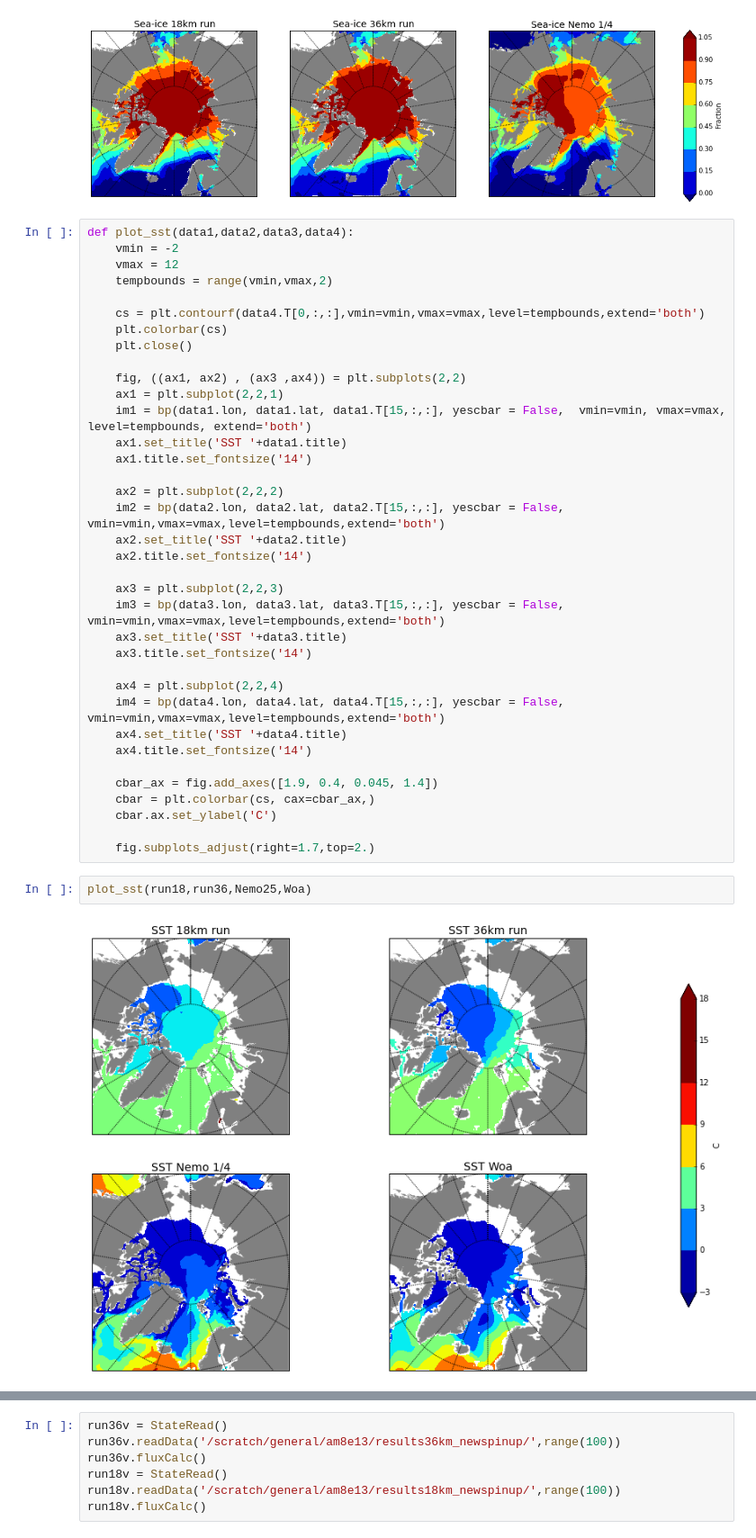
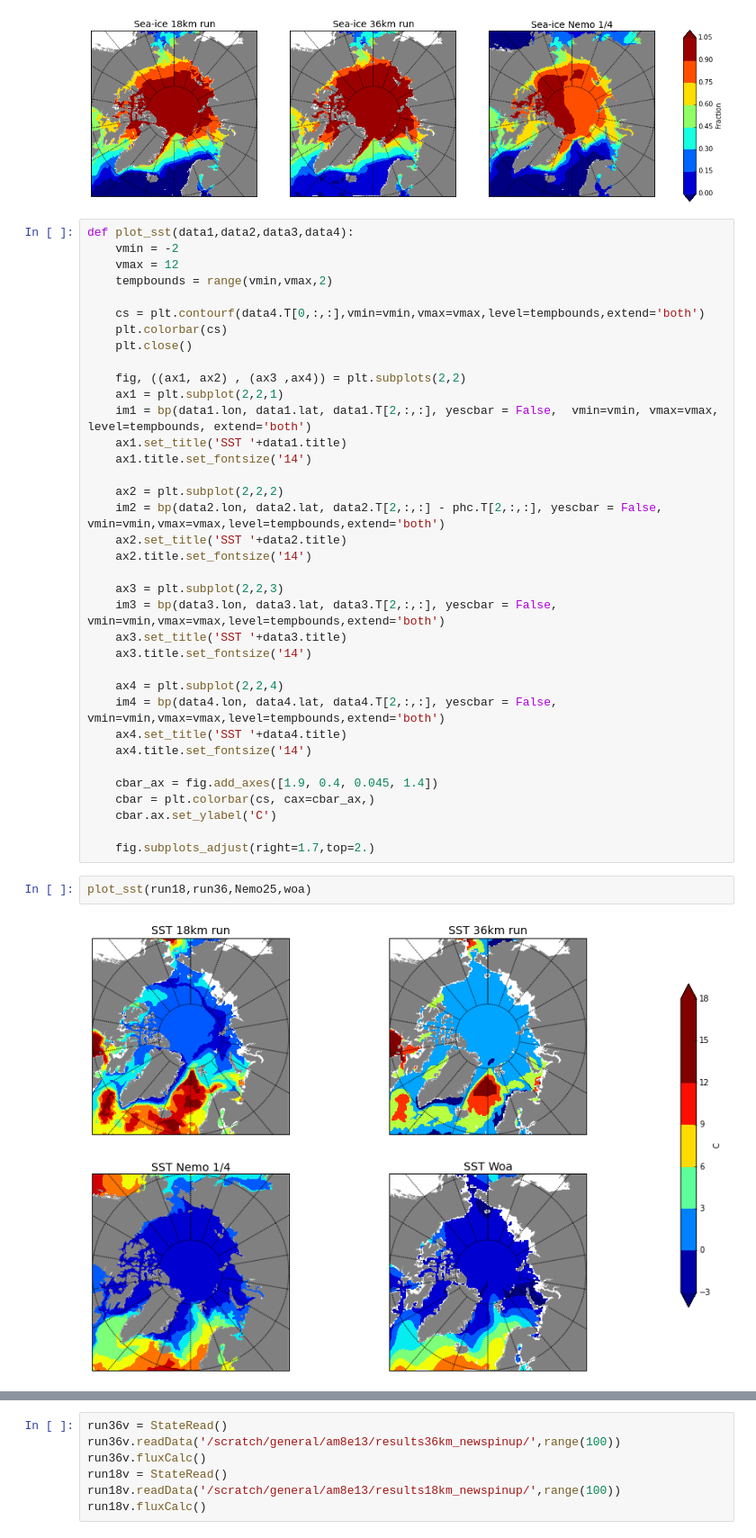
Before and after one commit to AlessandroMozzato/notebooks, a Jupyter notebook: ModelValidation.ipynb, the cells around one changed output, grey strips where cells are left out. Shown at 90% size. Cells and saved outputs as stored; diff of their text form.

```diff
--- a/ModelValidation.ipynb
+++ b/ModelValidation.ipynb
@@ -155,22 +174,22 @@ def plot_sst(data1,data2,data3,data4):
 
     fig, ((ax1, ax2) , (ax3 ,ax4)) = plt.subplots(2,2)
     ax1 = plt.subplot(2,2,1)
-    im1 = bp(data1.lon, data1.lat, data1.T[15,:,:], yescbar = False,  vmin=vmin, vmax=vmax, level=tempbounds, extend='both')
+    im1 = bp(data1.lon, data1.lat, data1.T[2,:,:], yescbar = False,  vmin=vmin, vmax=vmax, level=tempbounds, extend='both')
     ax1.set_title('SST '+data1.title)
     ax1.title.set_fontsize('14')
 
     ax2 = plt.subplot(2,2,2)
-    im2 = bp(data2.lon, data2.lat, data2.T[15,:,:], yescbar = False, vmin=vmin,vmax=vmax,level=tempbounds,extend='both')
+    im2 = bp(data2.lon, data2.lat, data2.T[2,:,:] - phc.T[2,:,:], yescbar = False, vmin=vmin,vmax=vmax,level=tempbounds,extend='both')
     ax2.set_title('SST '+data2.title)
     ax2.title.set_fontsize('14')
 
     ax3 = plt.subplot(2,2,3)
-    im3 = bp(data3.lon, data3.lat, data3.T[15,:,:], yescbar = False, vmin=vmin,vmax=vmax,level=tempbounds,extend='both')
+    im3 = bp(data3.lon, data3.lat, data3.T[2,:,:], yescbar = False, vmin=vmin,vmax=vmax,level=tempbounds,extend='both')
     ax3.set_title('SST '+data3.title)
     ax3.title.set_fontsize('14')
 
     ax4 = plt.subplot(2,2,4)
-    im4 = bp(data4.lon, data4.lat, data4.T[15,:,:], yescbar = False, vmin=vmin,vmax=vmax,level=tempbounds,extend='both')
+    im4 = bp(data4.lon, data4.lat, data4.T[2,:,:], yescbar = False, vmin=vmin,vmax=vmax,level=tempbounds,extend='both')
     ax4.set_title('SST '+data4.title)
     ax4.title.set_fontsize('14')
 
@@ -180,6 +199,6 @@ def plot_sst(data1,data2,data3,data4):
 
     fig.subplots_adjust(right=1.7,top=2.)
 # %%
-plot_sst(run18,run36,Nemo25,Woa)
+plot_sst(run18,run36,Nemo25,woa)
 # %% [output]
-[figure, old version]
+[figure, new version]
```
Also changed, not shown: parts of 27 cells of this notebook, 4 other files.
